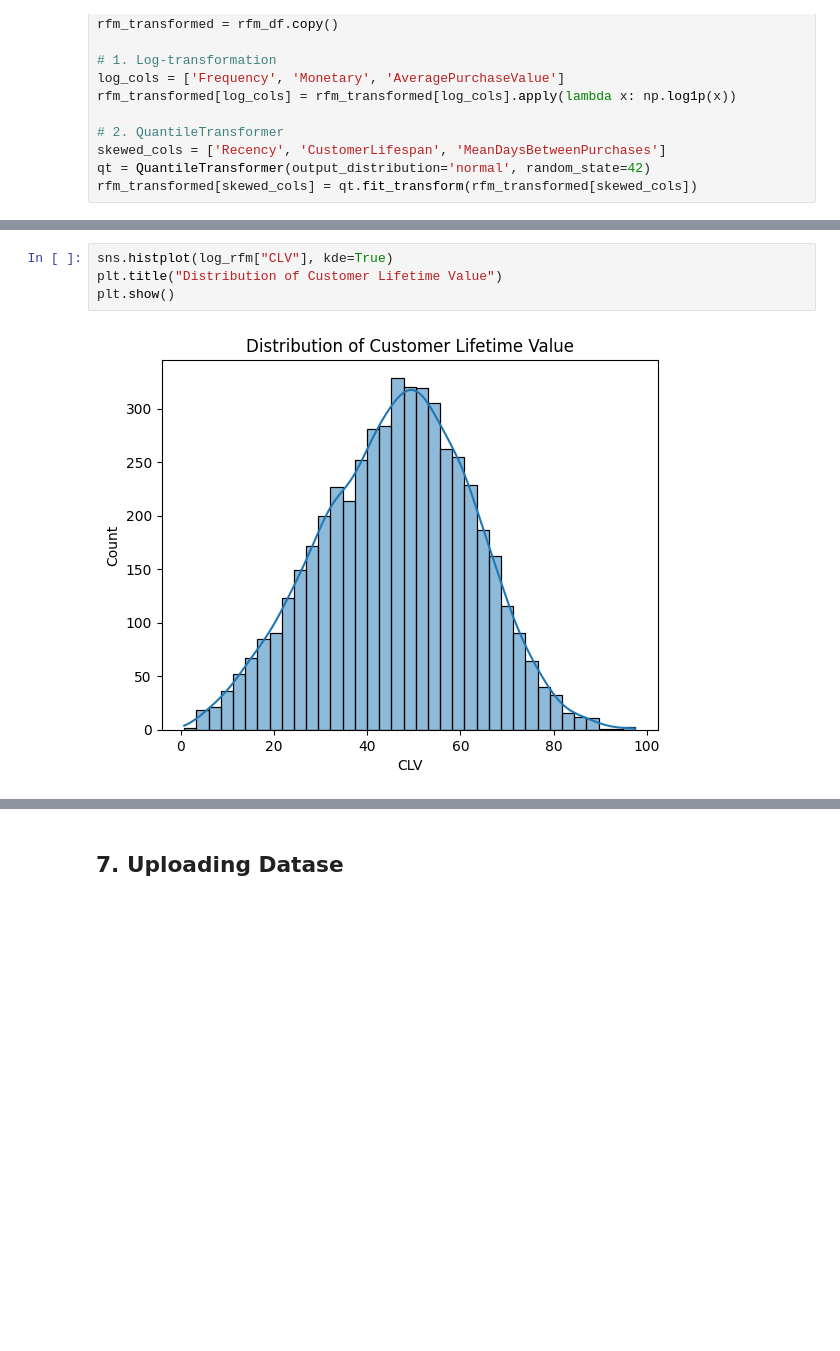
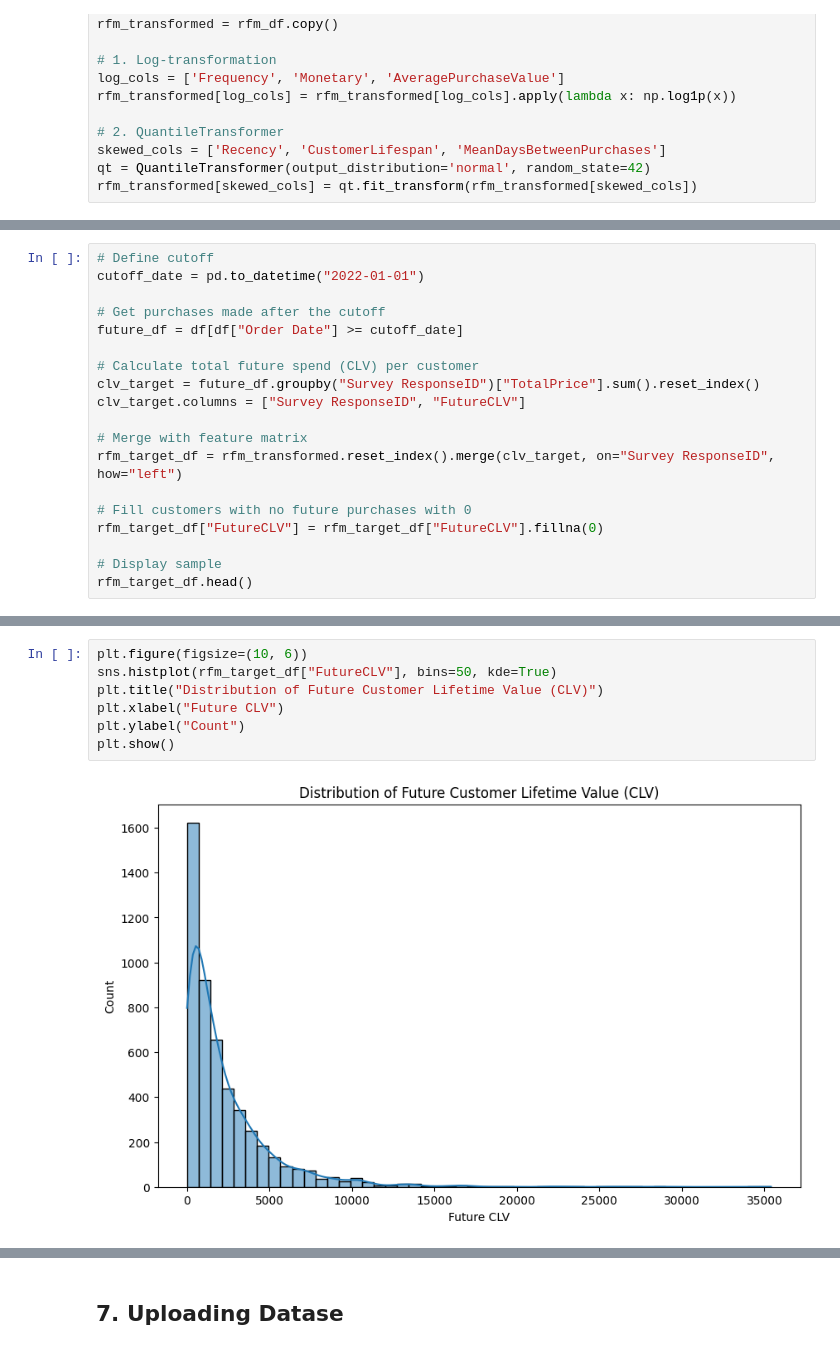
Before and after one commit to IvanOsipovDS/clv_prediction_project, a Jupyter notebook: notebooks/1_EDA.ipynb, the cells around one changed output, grey strips where cells are left out. Saved outputs shown, nothing was run; the diff lists cells and outputs as text; blank space fills up the shorter version.

```diff
--- a/notebooks/1_EDA.ipynb
+++ b/notebooks/1_EDA.ipynb
@@ -179,0 +195,19 @@ log_rfm["CLV"] = log_rfm["Monetary"] * log_rfm["Frequency"]
+# %%
+# Define cutoff
+cutoff_date = pd.to_datetime("2022-01-01")
+
+# Get purchases made after the cutoff
+future_df = df[df["Order Date"] >= cutoff_date]
+
+# Calculate total future spend (CLV) per customer
+clv_target = future_df.groupby("Survey ResponseID")["TotalPrice"].sum().reset_index()
+clv_target.columns = ["Survey ResponseID", "FutureCLV"]
+
+# Merge with feature matrix
+rfm_target_df = rfm_transformed.reset_index().merge(clv_target, on="Survey ResponseID", how="left")
+
+# Fill customers with no future purchases with 0
+rfm_target_df["FutureCLV"] = rfm_target_df["FutureCLV"].fillna(0)
+
+# Display sample
+rfm_target_df.head()
@@ -180,6 +236,9 @@ log_rfm["CLV"] = log_rfm["Monetary"] * log_rfm["Frequency"]
 # %%
-sns.histplot(log_rfm["CLV"], kde=True)
-plt.title("Distribution of Customer Lifetime Value")
+plt.figure(figsize=(10, 6))
+sns.histplot(rfm_target_df["FutureCLV"], bins=50, kde=True)
+plt.title("Distribution of Future Customer Lifetime Value (CLV)")
+plt.xlabel("Future CLV")
+plt.ylabel("Count")
 plt.show()
 # %% [output]
-[figure, old version]
+[figure, new version]
```
Also changed, not shown: parts of 21 cells of this notebook.
